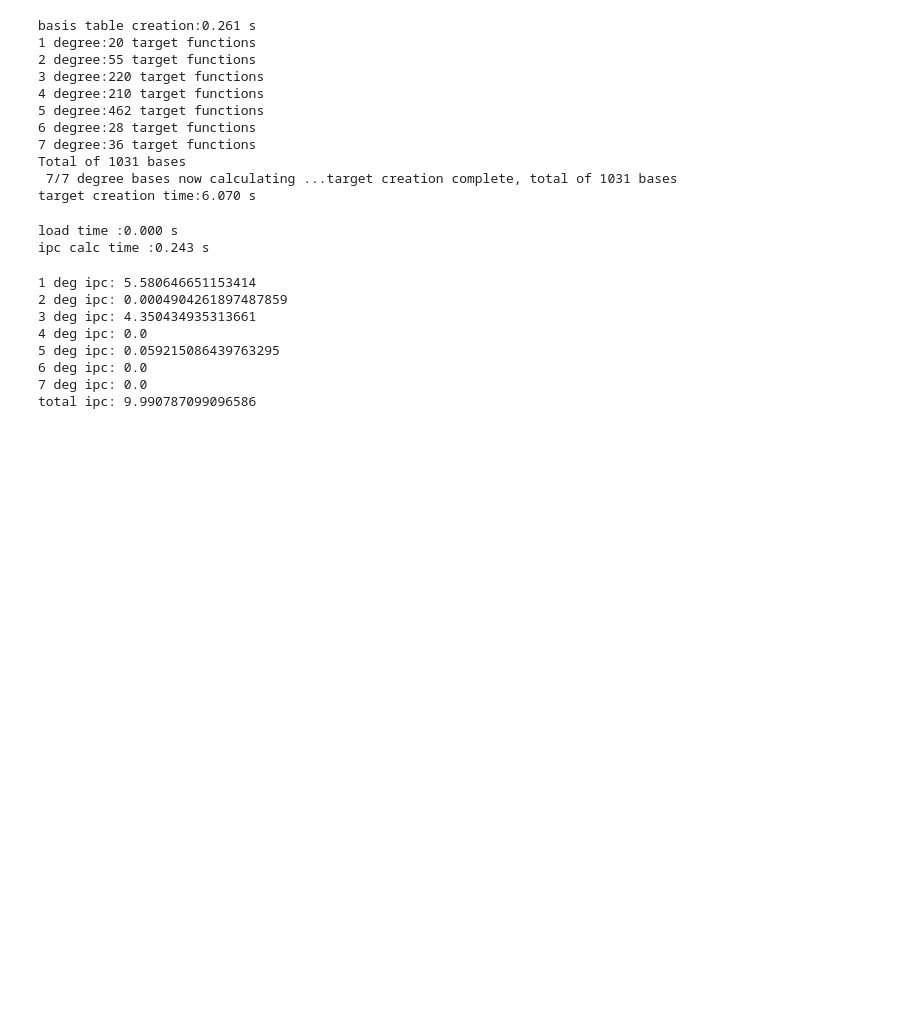
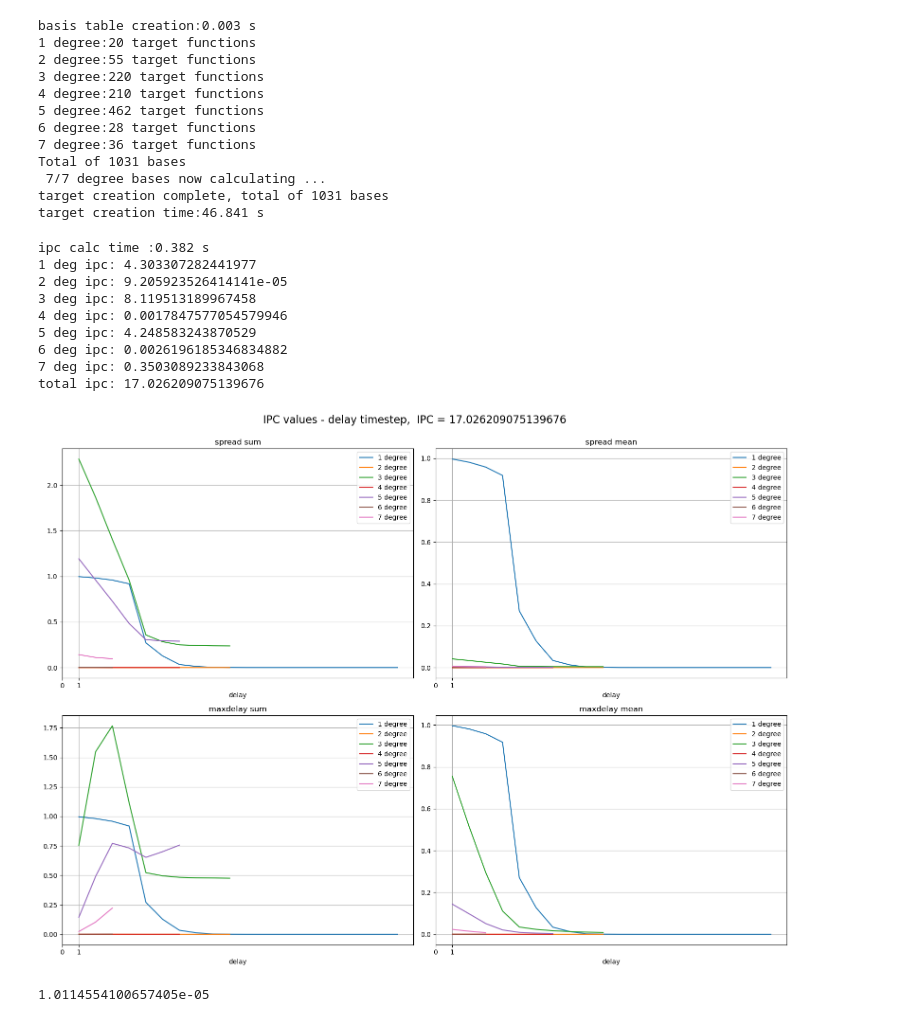
Before and after one commit to AozoraHigashi/ESN_research, a Jupyter notebook: ESN_run.ipynb, the cells around one changed output. Drawn from its saved outputs; the diff is of its cells as text; code cells hidden in the pictures; blank space fills up the shorter version.

```diff
--- a/ESN_run.ipynb
+++ b/ESN_run.ipynb
@@ -94,12 +100,13 @@ print(float(sur_value))
 ## calculate ipc
 
 ## create target functions
-with open('./experiments/settings/'+fn+'_s.txt', 'r') as fp:
-    setting = json.load(fp)
-u_sym = torch.load('./experiments/inputs/'+fn+'_i.pt')
-Xwo = torch.load('./experiments/datamatrices/'+fn+'_d.pt')
-
-Two = setting["Two"]
+if 0:
+    with open('./experiments/settings/'+fn+'_s.txt', 'r') as fp:
+        setting = json.load(fp)
+    u_sym = torch.load('./experiments/inputs/'+fn+'_i.pt',weights_only=False)
+    Xwo = torch.load('./experiments/datamatrices/'+fn+'_d.pt',weights_only=False)
+    Two = setting["Two"]
+    print("load complete")
 
 ## set max delay, degree
 maxdd=[[1,20],
@@ -112,11 +119,13 @@ maxdd=[[1,20],
 
 
 st = time.time()
-target_info = ESN.make_targets(u_sym,maxdd,Two=Two)
+target_info = ESN.make_targets(u_sym,maxdd,Two=Two,poly="hermite")
+ti=target_info
 print(r"target creation time:%.3f s"%(time.time()-st))
+
 torch.save(target_info,f"./experiments/target_info/{fn}_ti.pt")
 # %% [output]
-basis table creation:0.261 s
+basis table creation:0.003 s
 1 degree:20 target functions
 2 degree:55 target functions
 3 degree:220 target functions
@@ -125,22 +134,26 @@ basis table creation:0.261 s
 6 degree:28 target functions
 7 degree:36 target functions
 Total of 1031 bases
- 7/7 degree bases now calculating ...target creation complete, total of 1031 bases
-target creation time:6.070 s
+ 7/7 degree bases now calculating ...
+target creation complete, total of 1031 bases
+target creation time:46.841 s
 # %%
 ## calculate capacities
 #
+if 0:
+    st = time.time()
+    ti = torch.load('./experiments/target_info/'+fn+'_ti.pt',weights_only=False)
+    Xwo = torch.load('./experiments/datamatrices/'+fn+'_d.pt',weights_only=False)
+    print(r"load time :%.3f s"%(time.time()-st))
+
+
 st = time.time()
-#ti = torch.load('./experiments/target_info/'+fn+'_ti.pt')
-print(r"load time :%.3f s"%(time.time()-st))
-ti=target_info
-st = time.time()
-raw,thr,thr_scl,rev,sur= ESN.calc_capacity(Xwo,ti.tar_f,ret_all=True,thr_scale=1.2)
+raw,thr,thr_scl,rev,sur = ESN.calc_capacity(Xwo,ti.tar_f,ret_all=True,thr_scale=1.2)
 print(r"ipc calc time :%.3f s"%(time.time()-st))
 
-cap = thr
+cap = thr_scl
 
-ipc=ESN.IPC(cap,ti.delay,ti.degree,ti.in_dim,ti.maxddset)
+ipc=ESN.IPC_w_targetinfo(cap,ti)
 
 
 torch.save(ipc,f"./experiments/ipcs/{fn}_ipc.pt")
@@ -149,23 +162,20 @@ torch.save(sur,f"./experiments/ipcs/{fn}_sur.pt")
 
 util.print_ipc(ipc)
 # %% [output]
-load time :0.000 s
-ipc calc time :0.243 s
+ipc calc time :0.382 s
+1 deg ipc: 4.303307282441977
+2 deg ipc: 9.205923526414141e-05
+3 deg ipc: 8.119513189967458
+4 deg ipc: 0.0017847577054579946
+5 deg ipc: 4.248583243870529
+6 deg ipc: 0.0026196185346834882
+7 deg ipc: 0.3503089233843068
+total ipc: 17.026209075139676
 # %%
-## print ipc
-degree_num=len(ipc.maxddset)
-cap_deg=np.array(())
-for deg in range(degree_num):
-    tempcap = torch.sum(ipc.get_val_by_degree(deg+1)).cpu().numpy()
-    cap_deg = np.append(cap_deg,tempcap)
-    print(f"{deg+1} deg ipc:",tempcap)
-print("total ipc:",float(np.sum(cap_deg)))
+util.ipc_tau_plot(ipc)
 # %% [output]
-1 deg ipc: 5.580646651153414
-2 deg ipc: 0.0004904261897487859
-3 deg ipc: 4.350434935313661
-4 deg ipc: 0.0
-5 deg ipc: 0.059215086439763295
-6 deg ipc: 0.0
-7 deg ipc: 0.0
-total ipc: 9.990787099096586
+[figure, added]
+# %%
+print(float(sur))
+# %% [output]
+1.0114554100657405e-05
```
Also changed, not shown: parts of 8 cells of this notebook, 1 other file.
